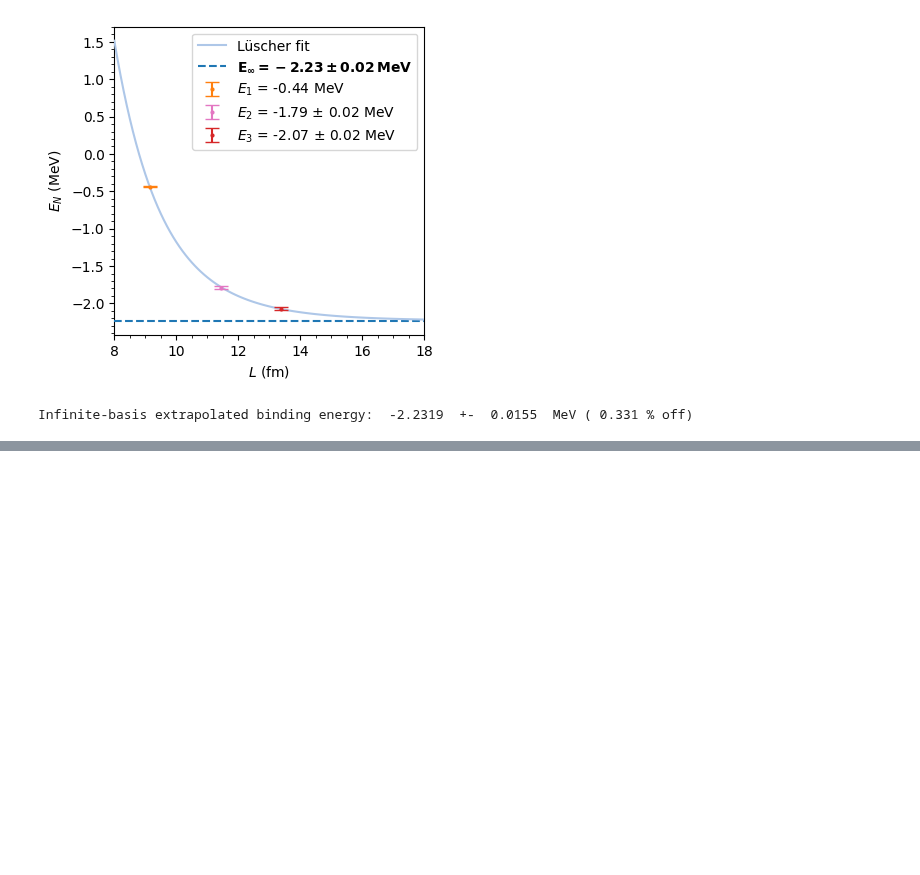
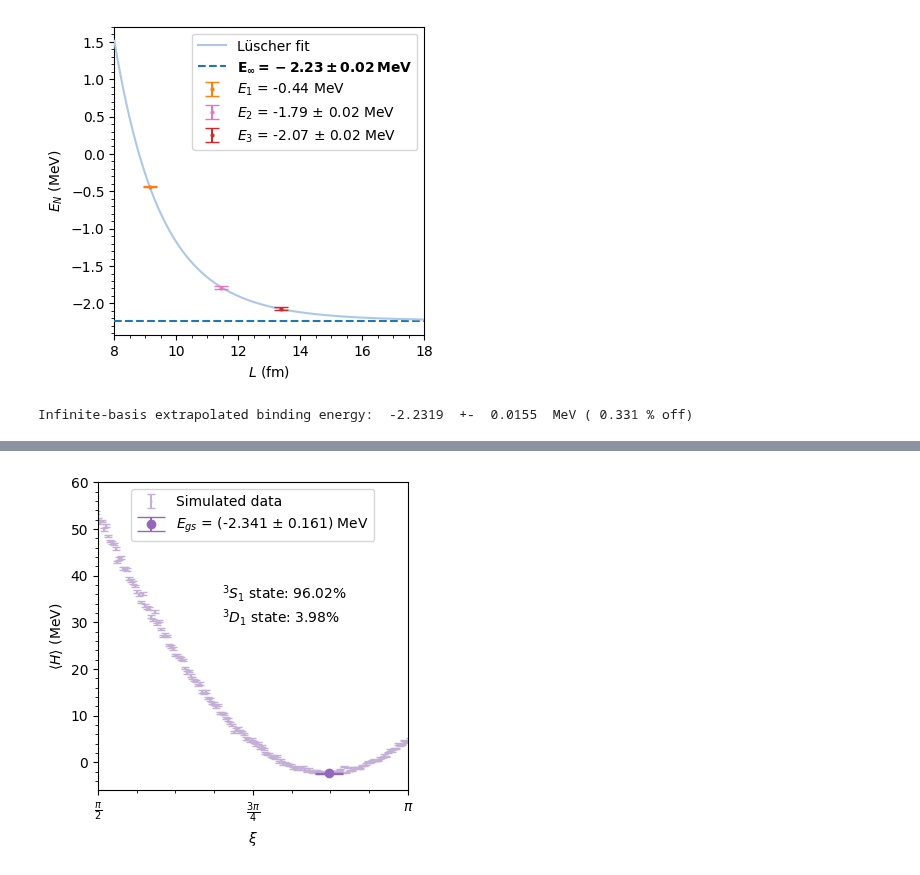
Before and after one commit to diegoscantam/2qubits, a Jupyter notebook: deuteron.ipynb, the cells around one changed output, grey strips where cells are left out. Drawn from its saved outputs; the diff is of its cells as text; code cells hidden in the pictures; blank space fills up the shorter version.

Commit message:
2 qubits S & D  mixing implementation

```diff
--- a/deuteron.ipynb
+++ b/deuteron.ipynb
@@ -776,0 +785,85 @@ plt.show()
+# %%
+# Number of runs per simulation
+shots = 20000
+
+# Spacing of the relative mixing scan
+delta = 0.01
+
+# Measurement circuits
+qc_meas_ZI = QuantumCircuit(2)
+qc_meas_ZI.measure_all()
+qc_meas_XI = QuantumCircuit(2)
+qc_meas_XI.h(1)
+qc_meas_XI.measure_all()
+
+# Relative mixing parameter
+xi = np.arange(0.,pi + delta, delta)
+exp = np.empty(len(xi))
+dexp = np.empty(len(xi))
+for kk in range(0,len(xi)):
+    # Create a Quantum Circuit acting on the q register, default both in the state |0>
+    qc2 = QuantumCircuit(2)
+
+    # Prepare the state
+    #qc1.initialize([np.sqrt(1 - xi[kk]),np.sqrt(xi[kk])], 0)
+    qc2.ry(xi[kk],1)
+    # Add measurement circuit
+    qc2_ZI = qc2.compose(qc_meas_ZI, qubits=[0,1])
+    qc2_XI = qc2.compose(qc_meas_XI, qubits=[0,1])
+
+    # Transpile for simulator
+    comp_qc2_ZI = transpile(qc2_ZI, simulator)
+    comp_qc2_XI = transpile(qc2_XI, simulator)
+    # Run and get counts
+    job_ZI = simulator.run(comp_qc2_ZI, shots = shots)
+    counts_ZI = job_ZI.result().get_counts(comp_qc2_ZI)
+    job_XI = simulator.run(comp_qc2_XI, shots = shots)
+    counts_XI = job_XI.result().get_counts(comp_qc2_XI)
+    # Check keys
+    check_counts_2(counts_ZI)
+    check_counts_2(counts_XI)
+    # Calculate expectation values
+    exp_ZI =  (counts_ZI['01'] + counts_ZI['00'] - counts_ZI['11']- counts_ZI['10'])/shots
+    exp_XI =  (counts_XI['01'] + counts_XI['00'] - counts_XI['11']- counts_XI['10'])/shots
+    exp[kk] = 87.5 - 35*exp_XI + 82.5*exp_ZI
+    # Calculate variance with binomial distribution
+    var_ZI = (counts_ZI['01'] + counts_ZI['00'])*(counts_ZI['11'] + counts_ZI['10'])/(shots**2)
+    var_XI = (counts_XI['01'] + counts_XI['00'])*(counts_XI['11'] + counts_XI['10'])/(shots**2)
+    var_tot = (35**2)*var_XI + (82.5**2)*var_ZI
+    std_counts = np.sqrt(var_tot)
+    dexp[kk]= std_counts/np.sqrt(shots)
+
+xi_0 = xi[np.where(exp == exp.min())]
+E_gs_pw = exp.min()
+dE_gs_pw = dexp[np.where(exp == exp.min())]
+# Plot of energy as a function of xi
+# Plot style options
+cmap = plt.get_cmap('tab20')
+w = 4
+h = 4
+fontsize = 12
+fig = plt.figure(figsize=(w,h))
+lbl = '$E_{gs}$ = (' + str("%.3f" % E_gs_pw) + ' $\pm$ ' + str("%.3f" %  dE_gs_pw) + ') MeV'
+xi_0 = xi[np.where(exp == exp.min())][0]
+ax = fig.add_subplot(111)
+ax.errorbar(xi, exp, yerr = dexp, color = cmap(9), fmt="o", ms=0.5, capsize = 3, label = 'Simulated data')
+ax.errorbar(xi_0, exp.min(), yerr= dexp[np.where(exp == exp.min())][0], color = cmap(8), fmt="o",zorder=5, ms=6, capsize = 10, label = lbl)
+plt.xlabel("$\\xi$")
+plt.ylabel("$\\langle H \\rangle$ (MeV)")
+
+str_S= str("%.2f" % (100*np.sin(xi_0/2)**2))
+str_D= str("%.2f" % (100*np.cos(xi_0/2)**2))
+text = '$^3 S_1$ state: ' + str_S + '%\n$^3 D_1$ state: '  + str_D + '%'
+plt.text(0.7*pi, 30,text)
+unit = 0.25
+x_tick = np.arange(0.5, 1. + unit, unit)
+x_label = [r'$\frac{\pi}{2} $', r'$\frac{3\pi}{4}$', r'$\pi$']
+ax.set_xticks(x_tick * pi)
+ax.set_xticklabels(x_label, fontsize=10)
+ax.minorticks_on()
+plt.xlim(0.5*pi,pi)
+plt.ylim(-6,60)
+plt.legend(loc='upper center')
+plt.show()
+# %% [output]
+[figure, added]
```
Also changed, not shown: parts of 8 cells of this notebook, 2 other files.
